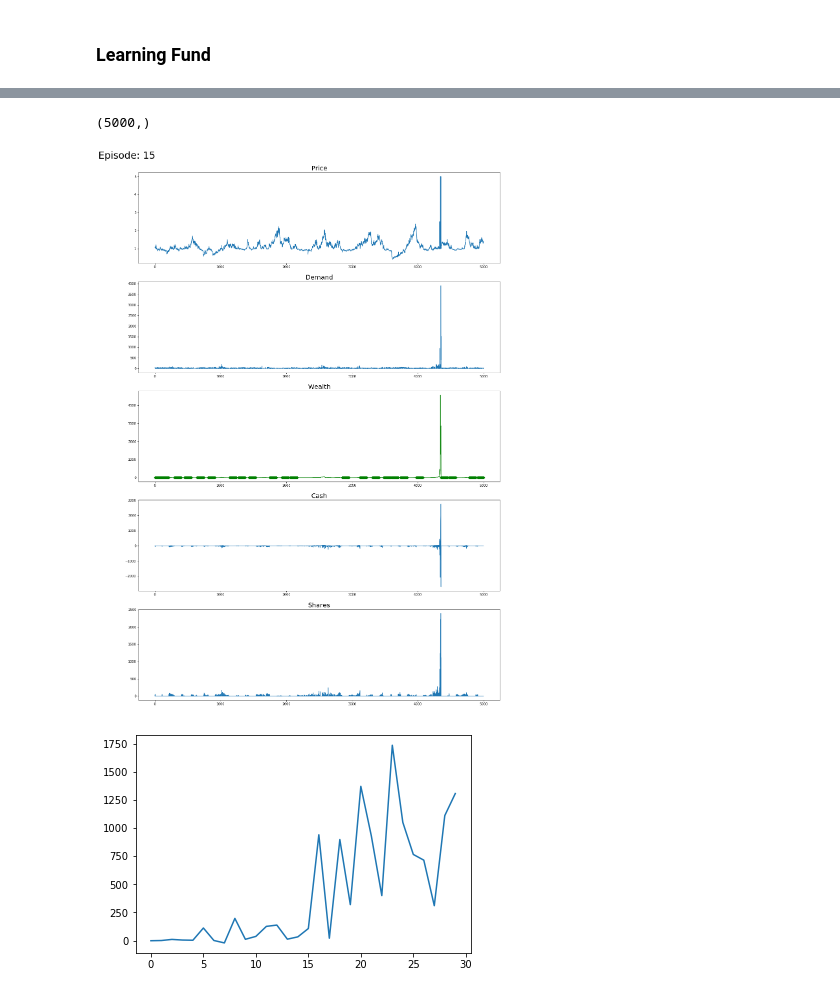
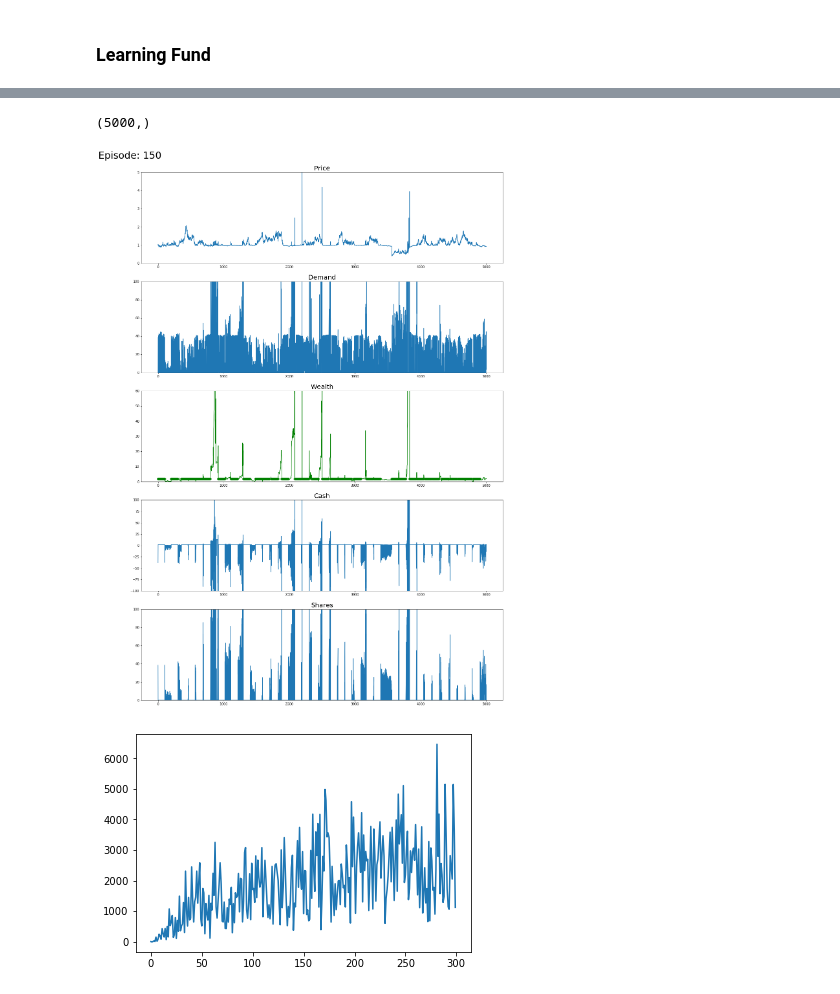
Before and after one commit to sertainly/intelligent_fund_via_RL, a Jupyter notebook: visualization.ipynb, the cells around one changed output, grey strips where cells are left out. Drawn from its saved outputs; the diff is of its cells as text; code cells hidden in the pictures.

```diff
--- a/visualization.ipynb
+++ b/visualization.ipynb
@@ -5,7 +5,7 @@ import pickle
 import numpy as np
 import matplotlib.pyplot as plt
 # %%
-filename = "./data/smart_2_data"
+filename = "/Users/Simon/code/stress_testing/long_learning/long_learning_data"
 
 # Getting back the objects:
 with open(filename, 'rb') as f:
@@ -76,8 +76,8 @@ bankruptcies_per_episode
 # %%
 # assumes (nrows x ncols) episodes
-fig, axes = plt.subplots(nrows=6, ncols=5,
+fig, axes = plt.subplots(nrows=20, ncols=5,
                          sharex=True,sharey=True,
-                         figsize=(50,50)
+                         figsize=(70,50)
                         )
 
 
@@ -118,35 +118,52 @@ fig.suptitle("", fontsize=30);
 # %%
 variables = ['Price', 'Demand', 'Wealth', 'Cash', 'Shares']
 
 fig, axes = plt.subplots(nrows=5, ncols=1,figsize=(20,30))
 
-episode_to_look_at = 15
+episode_to_look_at = 150
 
 for i, ax in enumerate(axes.flatten()):
 
     variable = i
 
     episode = learning_fund_stats[episode_to_look_at]
 
-    #ax.set_ylim([0,200])
+    # price
+    if i == 0:
+        ax.set_ylim([0,5])
+        ax.plot(episode.T[i])
 
-    if i == 2:
+    # demand
+    elif i == 1:
+        ax.set_ylim([0,100])
+        ax.plot(episode.T[i])
+
+    # wealth
+    elif i == 2:
         print(episode.T[i].shape)
+        ax.set_ylim([0,60])
         markers_on = [k for k in range(len(episode.T[i])) if episode.T[i][k] == 2]
         ax.plot(episode.T[i],'-gD', markersize=5, markevery=markers_on)
 
+    # cash
+    elif i == 3:
+        ax.set_ylim([-100,100])
+        ax.plot(episode.T[i])
+
+    # shares
     else:
+        ax.set_ylim([0,100])
         ax.plot(episode.T[i])
 
     ax.set_title(variables[i], {'fontsize':20})
 
 # Fine-tune figure; make subplots farther from each other.
 fig.suptitle("Episode: {}".format(episode_to_look_at),
              fontsize=30, x=0.1, y=0.91);
 # %% [output]
 (5000,)
-[figure, old version]
+[figure, new version]
 # %%
 plt.plot(stats);
 # %% [output]
-[figure, old version]
+[figure, new version]
```
Also changed, not shown: parts of 3 cells of this notebook, 1 other file.
